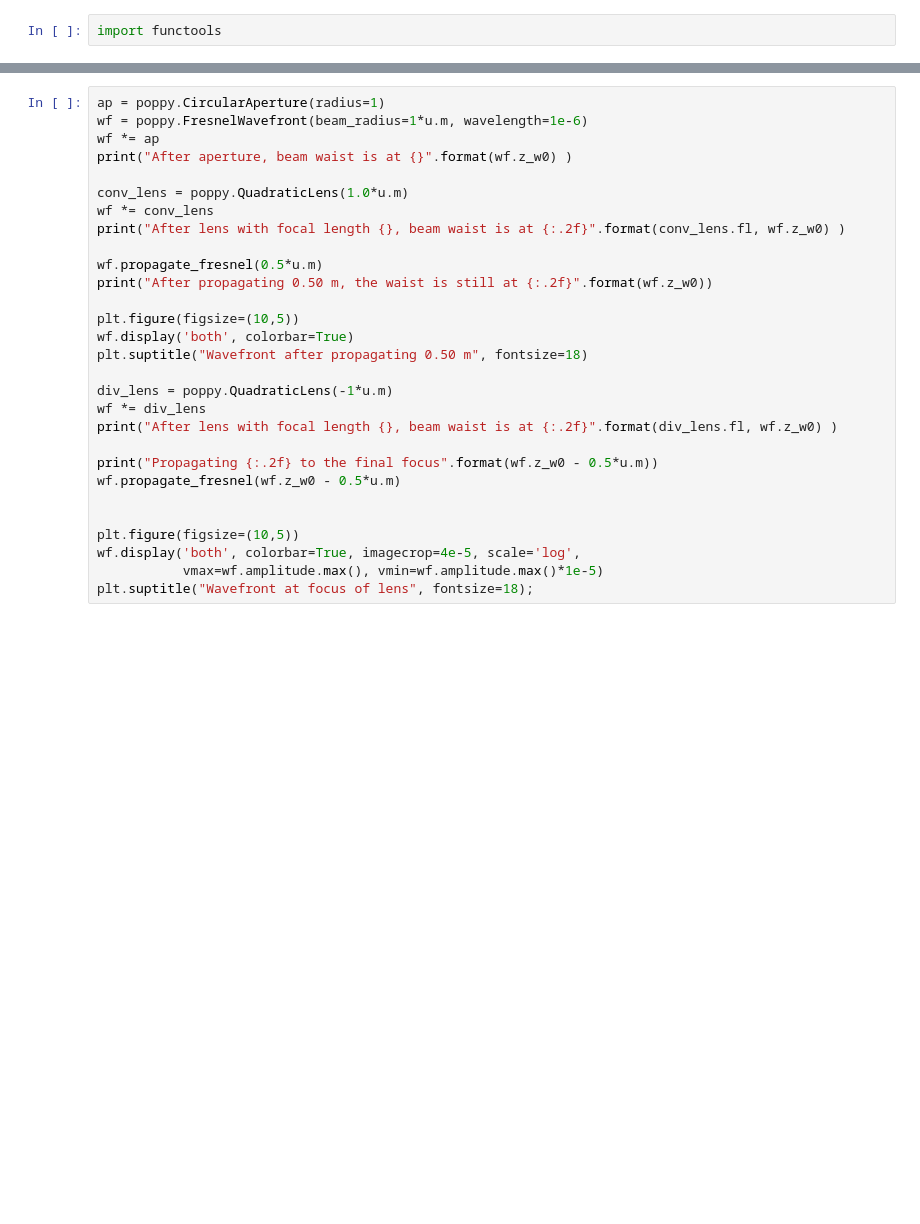
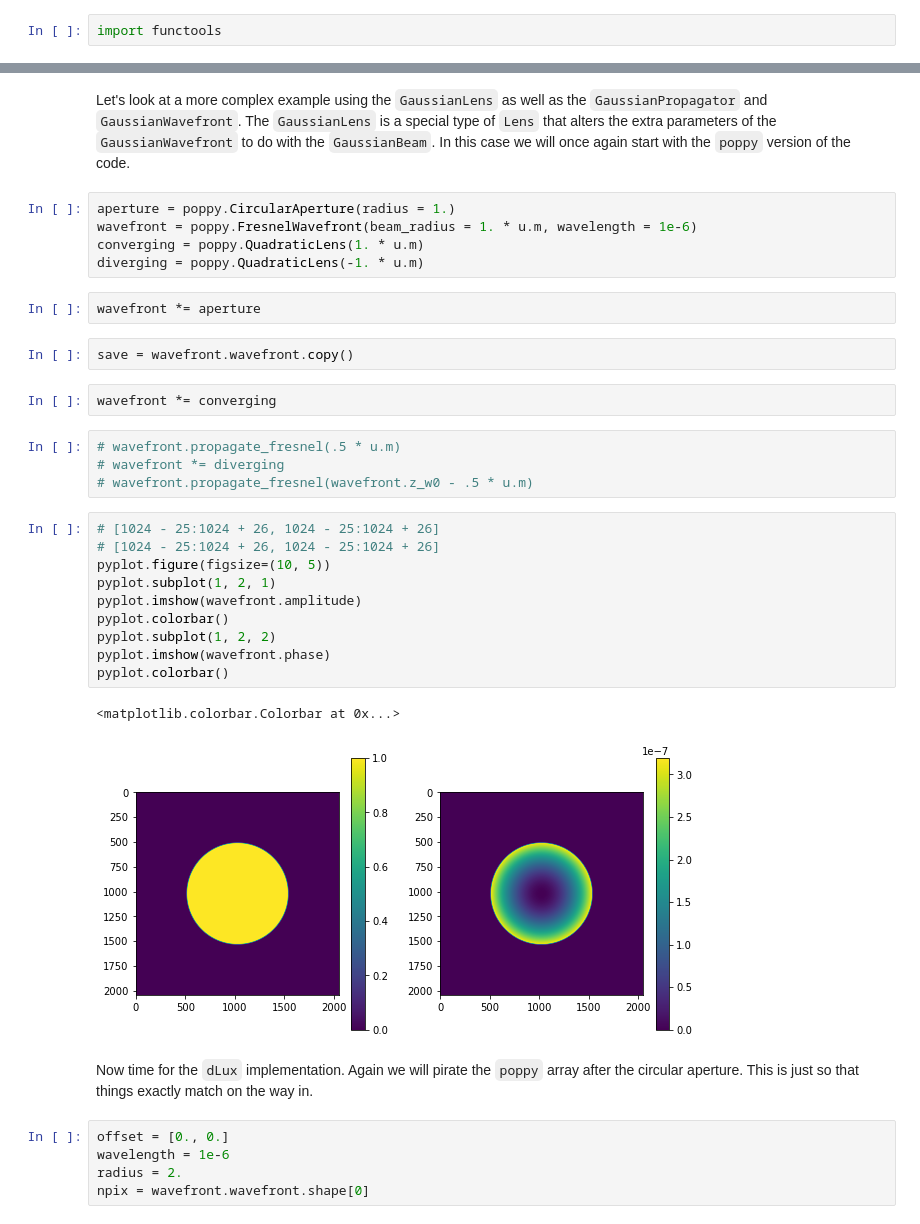
Before and after one commit to anand0xff/dLux, a Jupyter notebook: dLux/dev/FresnelExample.ipynb, the cells around one changed output, grey strips where cells are left out. Drawn from its saved outputs; the diff is of its cells as text; blank space fills up the shorter version.

```diff
--- a/dLux/dev/FresnelExample.ipynb
+++ b/dLux/dev/FresnelExample.ipynb
@@ -145,29 +150,37 @@ lens(wavefront)
+# %% [markdown]
+Let's look at a more complex example using the `GaussianLens` as well as the `GaussianPropagator` and `GaussianWavefront`. The `GaussianLens` is a special type of `Lens` that alters the extra parameters of the `GaussianWavefront` to do with the `GaussianBeam`. In this case we will once again start with the `poppy` version of the code.
+# %%
+aperture = poppy.CircularAperture(radius = 1.)
+wavefront = poppy.FresnelWavefront(beam_radius = 1. * u.m, wavelength = 1e-6)
+converging = poppy.QuadraticLens(1. * u.m)
+diverging = poppy.QuadraticLens(-1. * u.m)
+# %%
+wavefront *= aperture
+# %%
+save = wavefront.wavefront.copy()
+# %%
+wavefront *= converging
+# %%
+# wavefront.propagate_fresnel(.5 * u.m)
+# wavefront *= diverging
+# wavefront.propagate_fresnel(wavefront.z_w0 - .5 * u.m)
 # %%
-ap = poppy.CircularAperture(radius=1)
-wf = poppy.FresnelWavefront(beam_radius=1*u.m, wavelength=1e-6)
-wf *= ap
-print("After aperture, beam waist is at {}".format(wf.z_w0) )
-
-conv_lens = poppy.QuadraticLens(1.0*u.m)
-wf *= conv_lens
-print("After lens with focal length {}, beam waist is at {:.2f}".format(conv_lens.fl, wf.z_w0) )
-
-wf.propagate_fresnel(0.5*u.m)
-print("After propagating 0.50 m, the waist is still at {:.2f}".format(wf.z_w0))
-
-plt.figure(figsize=(10,5))
-wf.display('both', colorbar=True)
-plt.suptitle("Wavefront after propagating 0.50 m", fontsize=18)
-
-div_lens = poppy.QuadraticLens(-1*u.m)
-wf *= div_lens
-print("After lens with focal length {}, beam waist is at {:.2f}".format(div_lens.fl, wf.z_w0) )
-
-print("Propagating {:.2f} to the final focus".format(wf.z_w0 - 0.5*u.m))
-wf.propagate_fresnel(wf.z_w0 - 0.5*u.m)
-
-
-plt.figure(figsize=(10,5))
-wf.display('both', colorbar=True, imagecrop=4e-5, scale='log',
-           vmax=wf.amplitude.max(), vmin=wf.amplitude.max()*1e-5)
-plt.suptitle("Wavefront at focus of lens", fontsize=18);
+# [1024 - 25:1024 + 26, 1024 - 25:1024 + 26]
+# [1024 - 25:1024 + 26, 1024 - 25:1024 + 26]
+pyplot.figure(figsize=(10, 5))
+pyplot.subplot(1, 2, 1)
+pyplot.imshow(wavefront.amplitude)
+pyplot.colorbar()
+pyplot.subplot(1, 2, 2)
+pyplot.imshow(wavefront.phase)
+pyplot.colorbar()
+# %% [output]
+<matplotlib.colorbar.Colorbar at 0x...>
+[figure, added]
+# %% [markdown]
+Now time for the `dLux` implementation. Again we will pirate the `poppy` array after the circular aperture. This is just so that things exactly match on the way in.
+# %%
+offset = [0., 0.]
+wavelength = 1e-6
+radius = 2.
+npix = wavefront.wavefront.shape[0]
```
Also changed, not shown: parts of 24 cells of this notebook, 1 other file.
